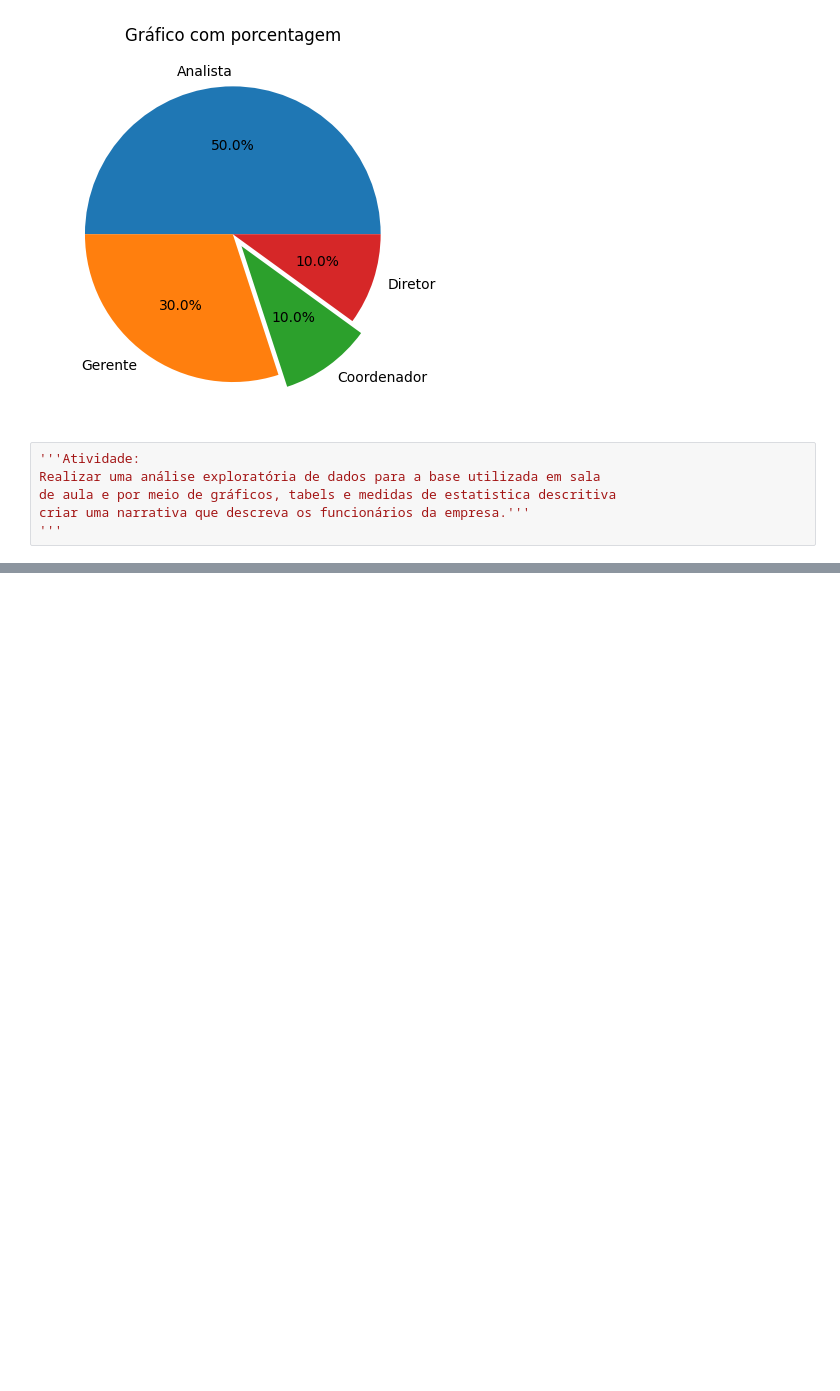
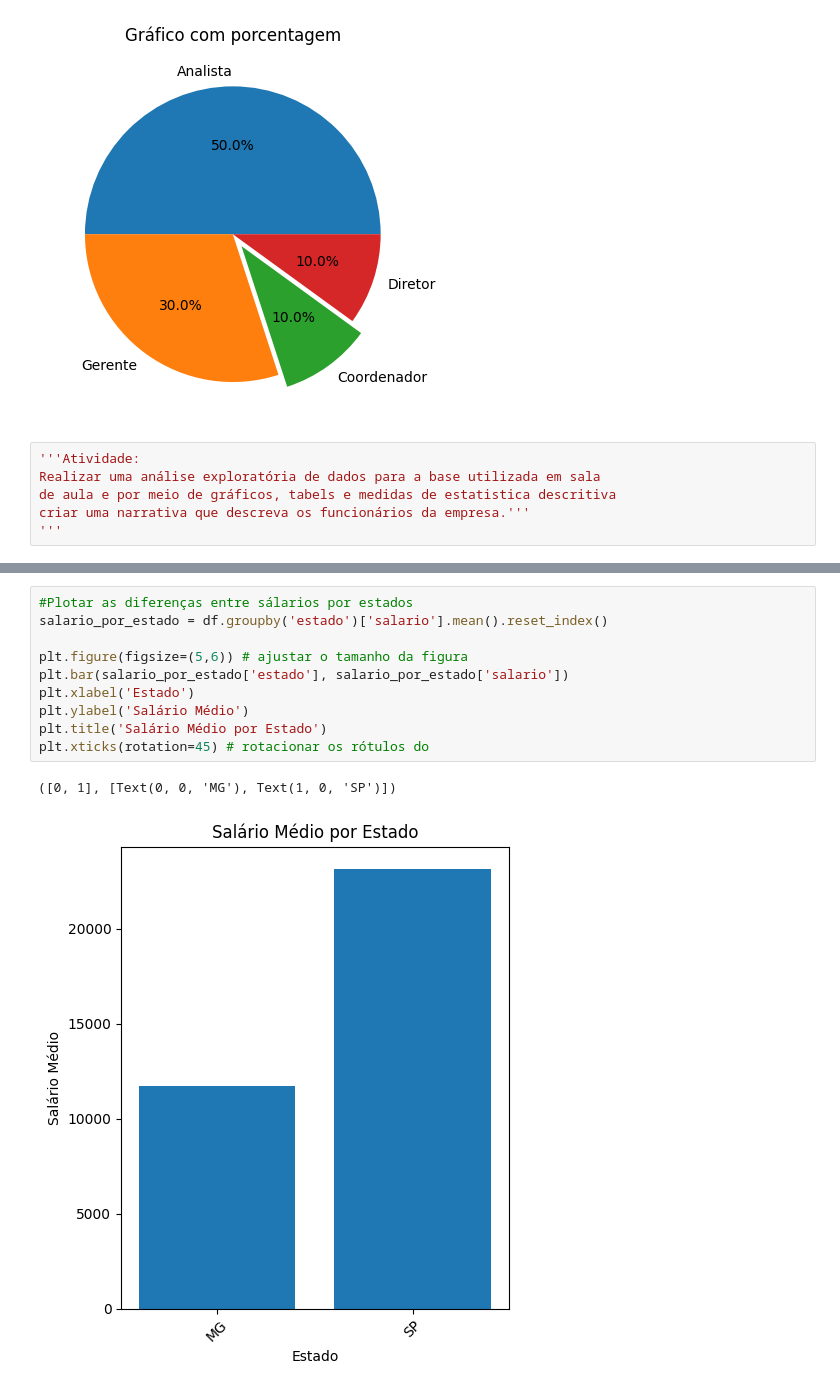
Before and after one commit to FFelisbino/Trabalho, a Jupyter notebook: Graficos.ipynb, the cells around one changed output, grey strips where cells are left out. Drawn from its saved outputs; the diff is of its cells as text; blank space fills up the shorter version.

```diff
--- a/Graficos.ipynb
+++ b/Graficos.ipynb
@@ -245,0 +271,13 @@ criar uma narrativa que descreva os funcionários da empresa.'''
+# %%
+#Plotar as diferenças entre sálarios por estados
+salario_por_estado = df.groupby('estado')['salario'].mean().reset_index()
+
+plt.figure(figsize=(5,6)) # ajustar o tamanho da figura
+plt.bar(salario_por_estado['estado'], salario_por_estado['salario'])
+plt.xlabel('Estado')
+plt.ylabel('Salário Médio')
+plt.title('Salário Médio por Estado')
+plt.xticks(rotation=45) # rotacionar os rótulos do
+# %% [output]
+([0, 1], [Text(0, 0, 'MG'), Text(1, 0, 'SP')])
+[figure, added]
```
Also changed, not shown: parts of 5 cells of this notebook.
